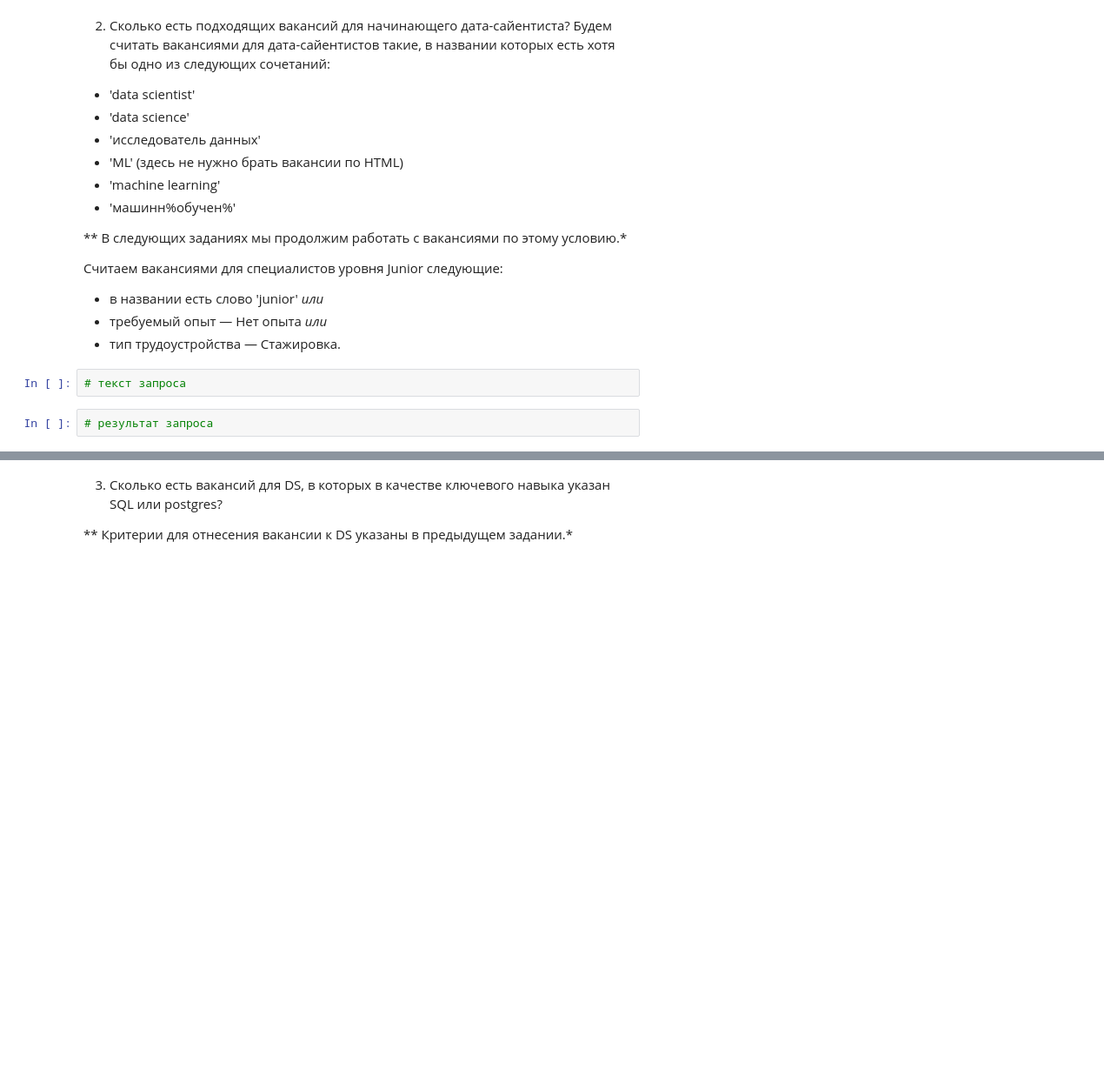
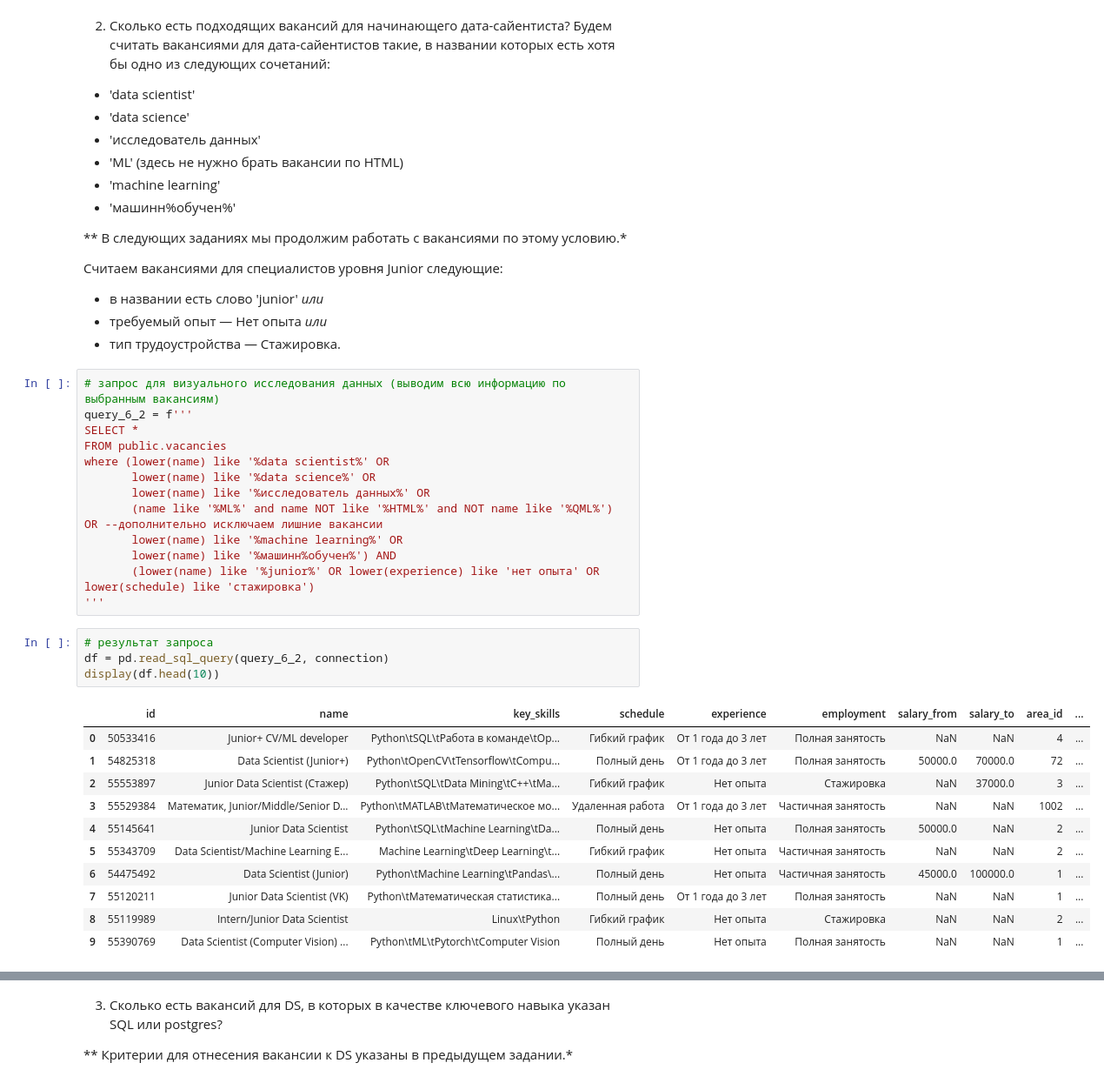
Before and after one commit to esmelnikova/education_dst_128, a Jupyter notebook: Project_2/notebooks/Project_2_Анализ вакансий HeadHunter.ipynb, the cells around one changed output, grey strips where cells are left out. Shown at 87% size. Drawn from its saved outputs; the diff is of its cells as text; blank space fills up the shorter version.

```diff
--- a/Project_2/notebooks/Project_2_Анализ вакансий HeadHunter.ipynb
+++ b/Project_2/notebooks/Project_2_Анализ вакансий HeadHunter.ipynb
@@ -570,6 +601,31 @@ df
 * требуемый опыт — Нет опыта *или*
 * тип трудоустройства — Стажировка.
 # %%
-# текст запроса
+# запрос для визуального исследования данных (выводим всю информацию по выбранным вакансиям)
+query_6_2 = f'''
+SELECT *
+FROM public.vacancies
+where (lower(name) like '%data scientist%' OR
+	   lower(name) like '%data science%' OR
+	   lower(name) like '%исследователь данных%' OR
+	   (name like '%ML%' and name NOT like '%HTML%' and NOT name like '%QML%') OR --дополнительно исключаем лишние вакансии
+	   lower(name) like '%machine learning%' OR
+	   lower(name) like '%машинн%обучен%') AND
+	   (lower(name) like '%junior%' OR lower(experience) like 'нет опыта' OR  lower(schedule) like 'стажировка')
+'''
 # %%
 # результат запроса
+df = pd.read_sql_query(query_6_2, connection)
+display(df.head(10))
+# %% [output]
+|  | id | name | key_skills | schedule | experience | employment | salary_from | salary_to | area_id | ... |
+| 0 | 50533416 | Junior+ CV/ML developer | Python\tSQL\tРабота в команде\tOp... | Гибкий график | От 1 года до 3 лет | Полная занятость | NaN | NaN | 4 | ... |
+| 1 | 54825318 | Data Scientist (Junior+) | Python\tOpenCV\tTensorflow\tCompu... | Полный день | От 1 года до 3 лет | Полная занятость | 50000.0 | 70000.0 | 72 | ... |
+| 2 | 55553897 | Junior Data Scientist (Стажер) | Python\tSQL\tData Mining\tC++\tМа... | Гибкий график | Нет опыта | Стажировка | NaN | 37000.0 | 3 | ... |
+| 3 | 55529384 | Математик, Junior/Middle/Senior D... | Python\tMATLAB\tМатематическое мо... | Удаленная работа | От 1 года до 3 лет | Частичная занятость | NaN | NaN | 1002 | ... |
+| 4 | 55145641 | Junior Data Scientist | Python\tSQL\tMachine Learning\tDa... | Полный день | Нет опыта | Полная занятость | 50000.0 | NaN | 2 | ... |
+| 5 | 55343709 | Data Scientist/Machine Learning E... | Machine Learning\tDeep Learning\t... | Гибкий график | Нет опыта | Частичная занятость | NaN | NaN | 2 | ... |
+| 6 | 54475492 | Data Scientist (Junior) | Python\tMachine Learning\tPandas\... | Полный день | Нет опыта | Частичная занятость | 45000.0 | 100000.0 | 1 | ... |
+| 7 | 55120211 | Junior Data Scientist (VK) | Python\tМатематическая статистика... | Полный день | От 1 года до 3 лет | Полная занятость | NaN | NaN | 1 | ... |
+| 8 | 55119989 | Intern/Junior Data Scientist | Linux\tPython | Гибкий график | Нет опыта | Стажировка | NaN | NaN | 2 | ... |
+| 9 | 55390769 | Data Scientist (Computer Vision) ... | Python\tML\tPytorch\tComputer Vision | Полный день | Нет опыта | Полная занятость | NaN | NaN | 1 | ... |
```
Also changed, not shown: parts of 28 cells of this notebook, 1 other file.
